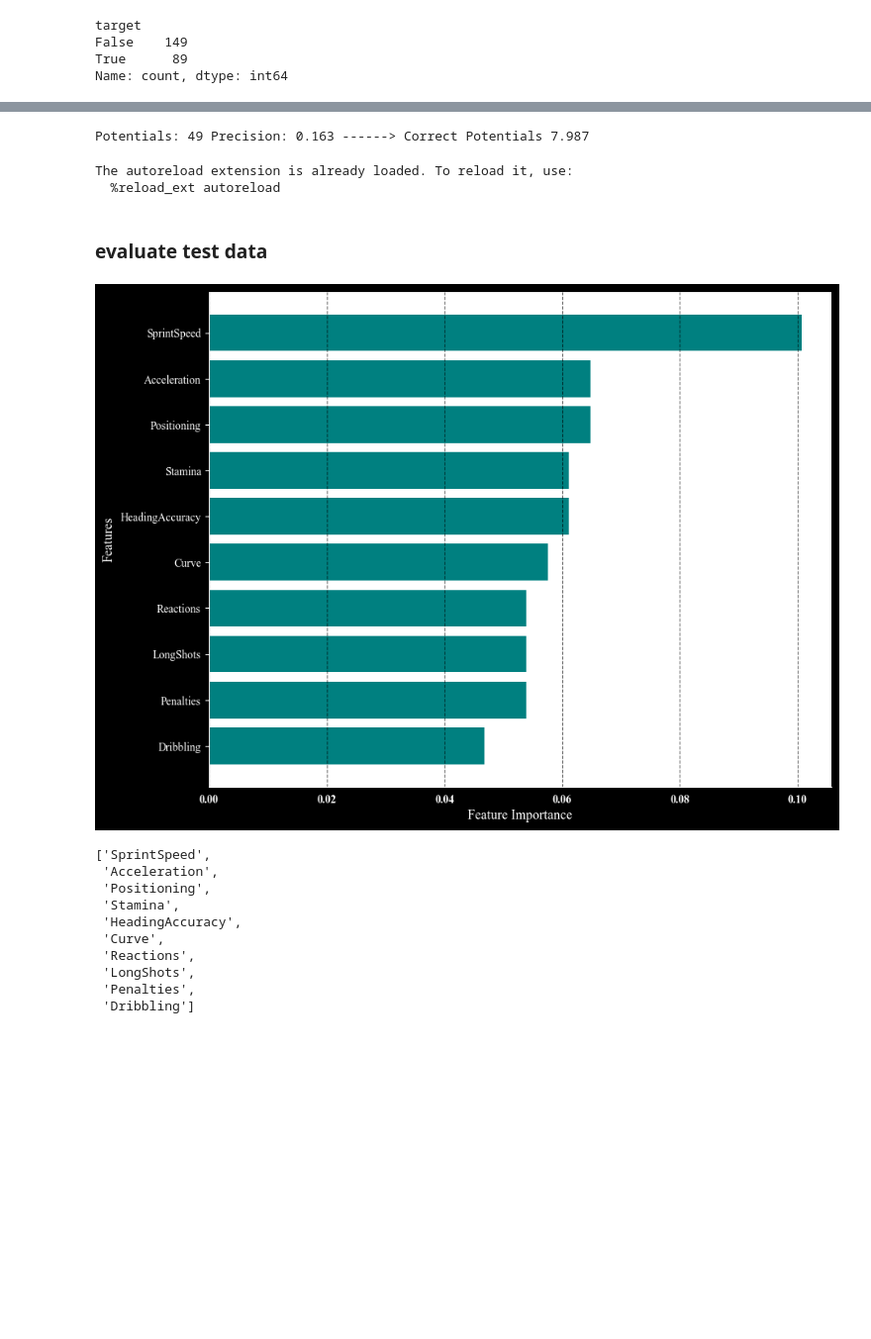
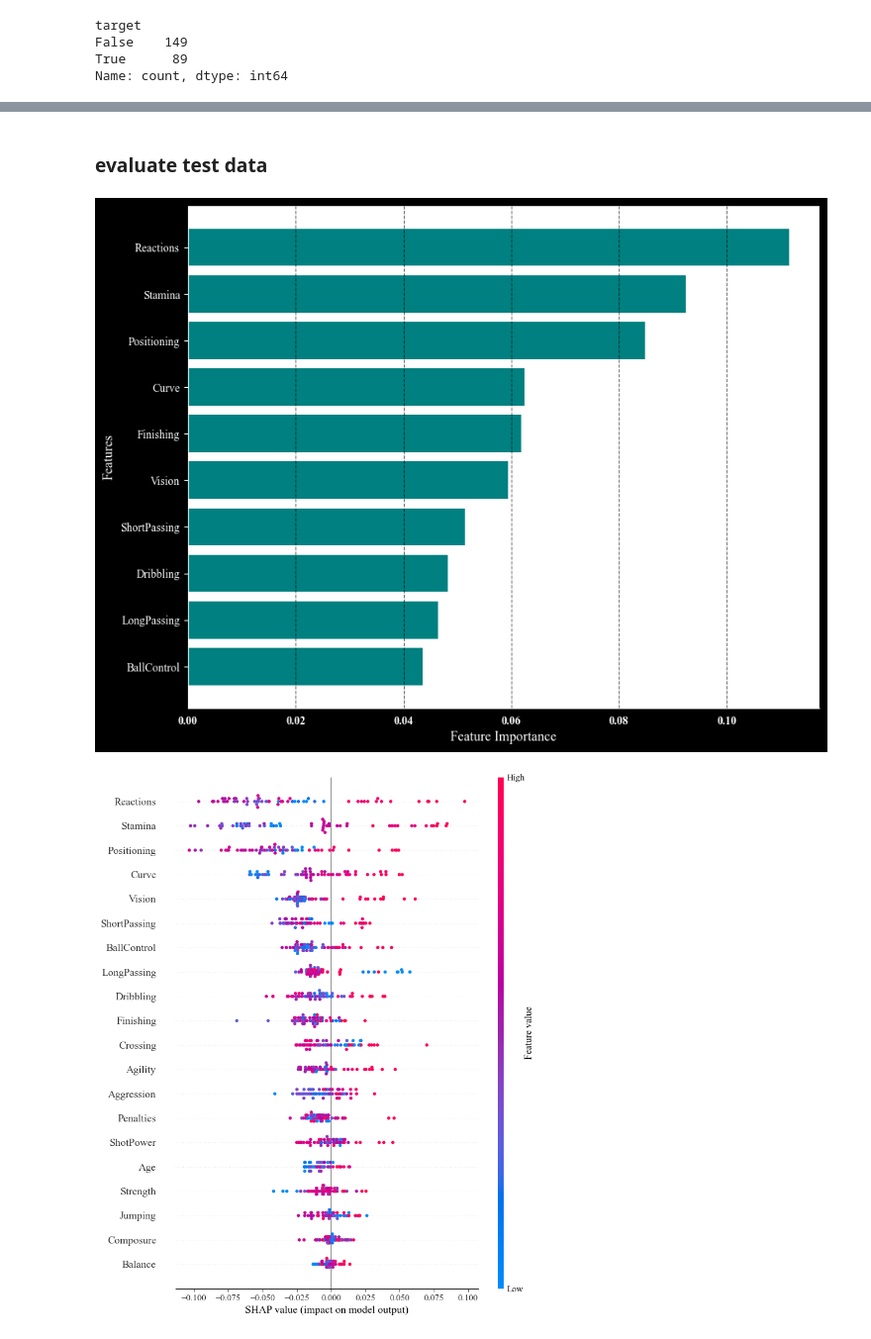
Before and after one commit to robb1302/statsfaction, a Jupyter notebook: scripts/sport_analytics/model/what was his name again.ipynb, the cells around one changed output, grey strips where cells are left out. Shown at 99% size. Cells and saved outputs as stored; diff of their text form; code cells hidden in the pictures; blank space fills up the shorter version.

Commit message:
model update

```diff
--- a/scripts/sport_analytics/model/what was his name again.ipynb
+++ b/scripts/sport_analytics/model/what was his name again.ipynb
@@ -184,8 +184,8 @@ PLAYER_ATTRIBUTES = [  'central','offense','Age','Crossing', 'Finishing', 'Headi
                       'Acceleration', 'SprintSpeed', 'Agility', 'GKPositioning', 'GKReflexes', 'Composure', 'Defensive awareness', 'Reactions', 'Balance',
                       'ShotPower', 'Jumping', 'Stamina', 'Strength', 'LongShots', 'Aggression', 'Interceptions', 'Positioning', 'Vision', 'Penalties', 'Marking',
                       'StandingTackle', 'SlidingTackle', 'GKDiving', 'GKHandling', 'GKKicking']
-PLAYER_ATTRIBUTES = [ 'Defense','winger','offense','Crossing', 'Finishing', 'HeadingAccuracy', 'ShortPassing',  'Dribbling', 'Curve',  'LongPassing', 'BallControl',
-                      'Acceleration', 'SprintSpeed', 'Agility',  'Composure',  'Reactions', 'Balance', 'ShotPower', 'Jumping', 'Stamina', 'Strength', 'LongShots', 'Aggression', 'Interceptions', 'Positioning', 'Vision', 'Penalties', 'StandingTackle', 'SlidingTackle']
+PLAYER_ATTRIBUTES = [ 'overall_age_ratio','Crossing', 'Finishing',  'ShortPassing',  'Dribbling', 'Curve',  'LongPassing', 'BallControl',
+                      'Agility',  'Composure',  'Reactions', 'Balance', 'ShotPower', 'Jumping', 'Stamina', 'Strength', 'Aggression',  'Positioning', 'Vision', 'Penalties']
 # PLAYER_ATTRIBUTES = [ 'Acceleration', 'SprintSpeed', 'Agility',    'Reactions', 'Balance',  'Jumping', 'Stamina', 'Strength',  'Aggression', 'Positioning', 'Vision']
 # %% [markdown]
 #### Transform Defense Attributs
@@ -269,7 +269,7 @@ class_weights = 'balanced'  # You can customize these weights if needed
 models = {
     'Logistic Regression': LogisticRegression(class_weight=class_weights),
     'Decision Tree Classifier': DecisionTreeClassifier(class_weight=class_weights),
-    'Random Forest Classifier': RandomForestClassifier(class_weight=class_weights),
+    'Random Forest Classifier': RandomForestClassifier(class_weight=class_weights, **{'n_estimators': 230, 'max_depth': 19, 'min_samples_split': 0.13490874502369332, 'min_samples_leaf': 0.12691574778299552}),
     'Support Vector Classifier': SVC(class_weight=class_weights,probability=True,kernel='linear'),
     'XGBoost Classifier': xgb.XGBClassifier(),
     'LightGBM Classifier': lgb.LGBMClassifier()
@@ -358,47 +351,17 @@ shap.summary_plot(shap_values[1], X_test_scaled_df)
-# %%
-from sklearn.metrics import precision_score
-y_score = model.predict_proba(X_test_scaled_df)[:,1]>0.1
-pre = np.round(precision_score(y_pred=y_score,y_true=y_test),3)
-print("Potentials:",sum(y_score),"Precision:",pre,"------> Correct Potentials",pre*sum(y_score))
-X_test[y_score]
-shap_values = explainer.shap_values(X_test_scaled_df)
-shaps = individual_shap_valuess(values = shap_values[1], attributes = PLAYER_ATTRIBUTES,player_index = X_test_scaled_df.index)
-# %% [output]
-Potentials: 49 Precision: 0.163 ------> Correct Potentials 7.987
-# %%
-%load_ext autoreload
-%autoreload 2
-from src.sport_analytics.model.eval import plot_feature_importance
-if False:
-    # Example usage:
-    my_model = model_results['LightGBM Classifier']['Model']
-    features = plot_feature_importance(my_model, 'LightGBM Classifier')
-
-    my_model = model_results['Random Forest Classifier']['Model']
-    features = plot_feature_importance(my_model, 'Random Forest Classifier')
-
-
-
-    my_model = model_results['XGBoost Classifier']['Model']
-    features = plot_feature_importance(my_model, 'XGBoost Classifier')
-# %% [output]
-The autoreload extension is already loaded. To reload it, use:
-  %reload_ext autoreload
 # %% [markdown]
 ### evaluate test data
-# %%
-my_model = model_results['LightGBM Classifier']['Model']
-features = plot_feature_importance(my_model, '')
-features
-# %% [output]
-[figure, removed]
-['SprintSpeed',
- 'Acceleration',
- 'Positioning',
- 'Stamina',
- 'HeadingAccuracy',
- 'Curve',
- 'Reactions',
- 'LongShots',
- 'Penalties',
- 'Dribbling']
+# %%
+my_model = model_results['Random Forest Classifier']['Model']
+
+
+from src.sport_analytics.model.eval import individual_shap_valuess,plot_feature_importance
+
+features = plot_feature_importance(my_model, '')
+explainer = shap.Explainer(my_model)
+shap_values = explainer.shap_values(X_test_scaled_df)
+shap.summary_plot(shap_values[1], X_test_scaled_df)
+
+features
+# %% [output]
+[figure, added]
+[figure, added]
```
Also changed, not shown: parts of 6 cells of this notebook, 1 other file.
